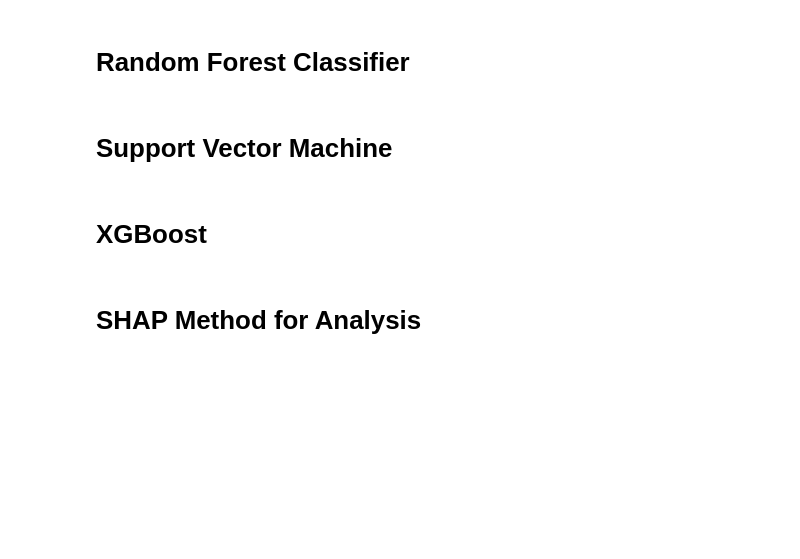
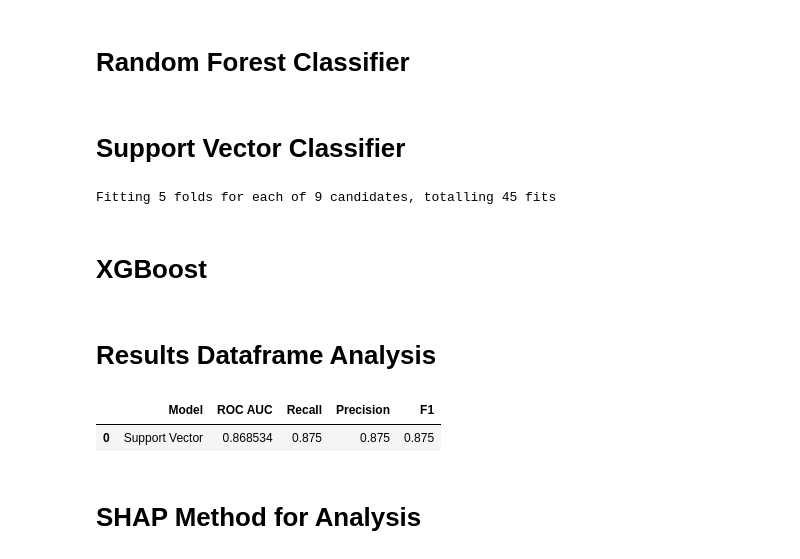
Before and after one commit to 00raymond/aiindustryproject, a Jupyter notebook: notebook.ipynb, the cells around one changed output. Cells and saved outputs as stored; diff of their text form; code cells hidden in the pictures; blank space fills up the shorter version.

Commit message:
model evaluation

```diff
--- a/notebook.ipynb
+++ b/notebook.ipynb
@@ -440,6 +445,8 @@ from sklearn.model_selection import train_test_split
 from sklearn.ensemble import RandomForestClassifier
 from sklearn.svm import SVC
 from xgboost import XGBClassifier
+from sklearn.metrics import roc_auc_score, recall_score, precision_score, f1_score
+from sklearn.model_selection import GridSearchCV
 
 random_state = 42
 
@@ -447,7 +454,8 @@ random_state = 42
 X_train, X_test, y_train, y_test = train_test_split(X_df, y_df, test_size=0.2, random_state=random_state)
 print(X_train.shape, X_test.shape, y_train.shape, y_test.shape)
 
-# create empty df to store metrics for each model.
+# create empty df to store metrics for each model. roc auc, recall, precision, f1
+metrics_df = pd.DataFrame(columns=['Model', 'ROC AUC', 'Recall', 'Precision', 'F1'])
 # %% [output]
 (242, 13) (61, 13) (242, 1) (61, 1)
 # %%
@@ -488,7 +524,51 @@ models = {
 # %% [markdown]
-# Support Vector Machine
+# Support Vector Classifier
+# %%
+# grid search object for svc
+grid_search = GridSearchCV(estimator=models['svc']['estimator'],
+                           param_grid=models['svc']['param'],
+                           scoring='f1',
+                           cv=5, # number of folds in cross-validation
+                           n_jobs=-1,
+                           verbose=1)
+
+# grid search on the training data
+grid_search.fit(X_train, y_train)
+
+# find the best model
+best_svc = grid_search.best_estimator_
+
+# predict using the best found parameters
+y_pred_svc = best_svc.predict(X_test)
+
+# calculate the metrics
+roc_auc_svc = roc_auc_score(y_test, y_pred_svc)
+recall_svc = recall_score(y_test, y_pred_svc)
+precision_svc = precision_score(y_test, y_pred_svc)
+f1_svc = f1_score(y_test, y_pred_svc)
+
+# append the metrics to the metrics dataframe
+
+new_row = pd.DataFrame({
+    'Model': [models['svc']['name']],
+    'ROC AUC': [roc_auc_svc],
+    'Recall': [recall_svc],
+    'Precision': [precision_svc],
+    'F1': [f1_svc]
+})
+
+metrics_df = pd.concat([metrics_df, new_row], ignore_index=True)
+# %% [output]
+Fitting 5 folds for each of 9 candidates, totalling 45 fits
 # %% [markdown]
 # XGBoost
+# %% [markdown]
+# Results Dataframe Analysis
+# %%
+metrics_df.head()
+# %% [output]
+|  | Model | ROC AUC | Recall | Precision | F1 |
+| 0 | Support Vector | 0.868534 | 0.875 | 0.875 | 0.875 |
 # %% [markdown]
 # SHAP Method for Analysis
 # %%
```
Also changed, not shown: parts of 3 cells of this notebook.
